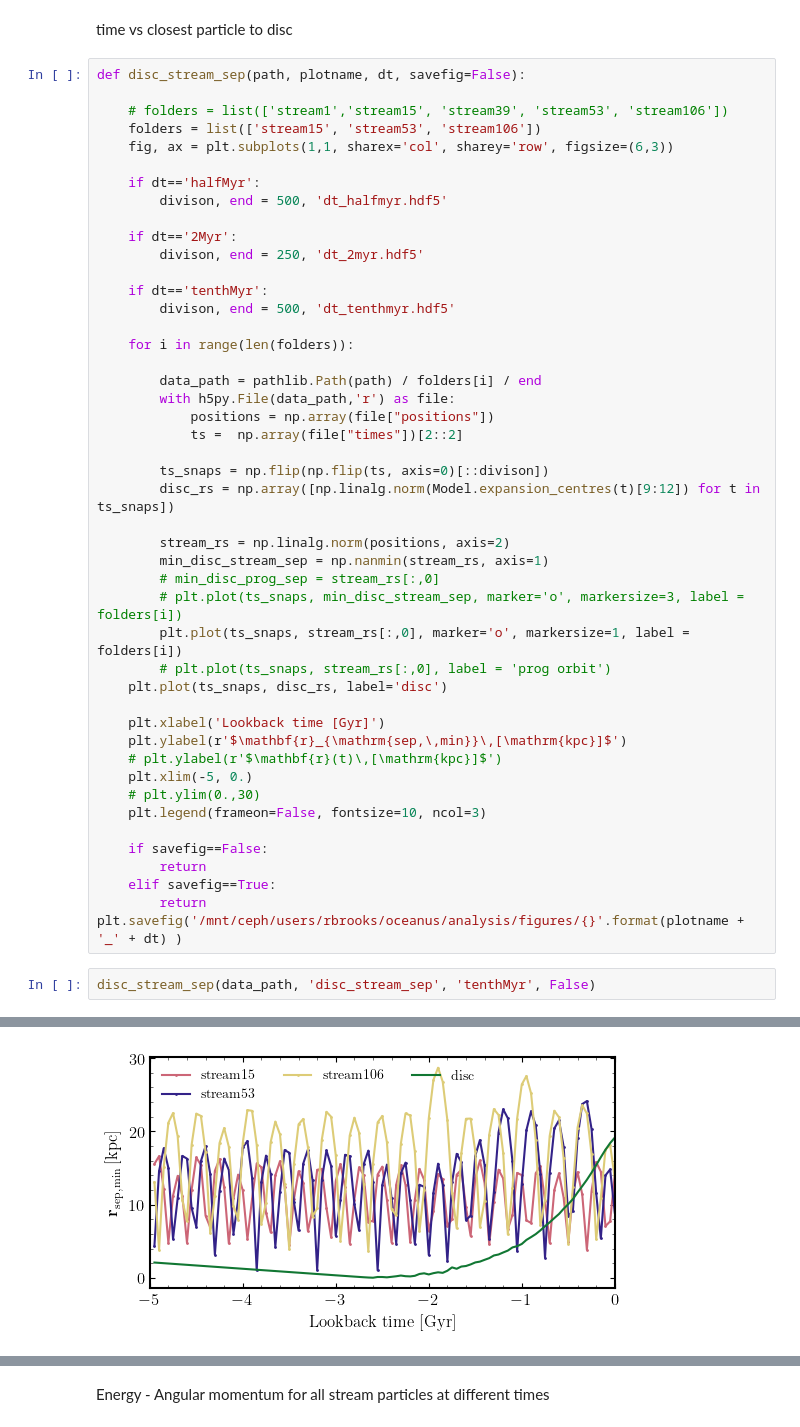
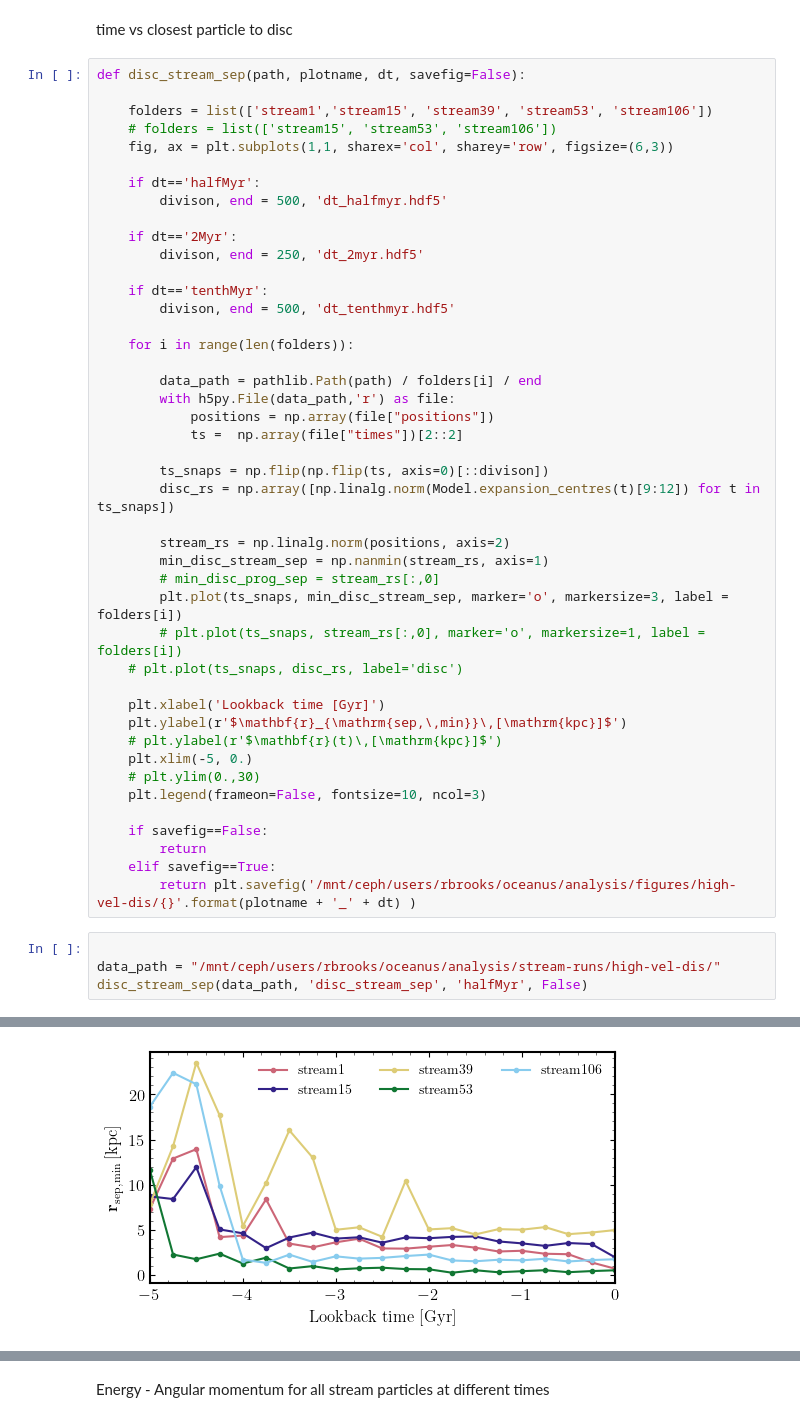
Before and after one commit to dc-broo3/oceanus, a Jupyter notebook: analysis/disc-numerics.ipynb, the cells around one changed output, grey strips where cells are left out. Drawn from its saved outputs; the diff is of its cells as text.

```diff
--- a/analysis/disc-numerics.ipynb
+++ b/analysis/disc-numerics.ipynb
@@ -167,8 +194,8 @@ time vs closest particle to disc
 # %%
 def disc_stream_sep(path, plotname, dt, savefig=False):
 
-    # folders = list(['stream1','stream15', 'stream39', 'stream53', 'stream106'])
-    folders = list(['stream15', 'stream53', 'stream106'])
+    folders = list(['stream1','stream15', 'stream39', 'stream53', 'stream106'])
+    # folders = list(['stream15', 'stream53', 'stream106'])
     fig, ax = plt.subplots(1,1, sharex='col', sharey='row', figsize=(6,3))
 
     if dt=='halfMyr':
@@ -193,10 +220,9 @@ def disc_stream_sep(path, plotname, dt, savefig=False):
         stream_rs = np.linalg.norm(positions, axis=2)
         min_disc_stream_sep = np.nanmin(stream_rs, axis=1)
         # min_disc_prog_sep = stream_rs[:,0]
-        # plt.plot(ts_snaps, min_disc_stream_sep, marker='o', markersize=3, label = folders[i])
-        plt.plot(ts_snaps, stream_rs[:,0], marker='o', markersize=1, label = folders[i])
-        # plt.plot(ts_snaps, stream_rs[:,0], label = 'prog orbit')
-    plt.plot(ts_snaps, disc_rs, label='disc')
+        plt.plot(ts_snaps, min_disc_stream_sep, marker='o', markersize=3, label = folders[i])
+        # plt.plot(ts_snaps, stream_rs[:,0], marker='o', markersize=1, label = folders[i])
+    # plt.plot(ts_snaps, disc_rs, label='disc')
 
     plt.xlabel('Lookback time [Gyr]')
     plt.ylabel(r'$\mathbf{r}_{\mathrm{sep,\,min}}\,[\mathrm{kpc}]$')
@@ -208,9 +234,11 @@ def disc_stream_sep(path, plotname, dt, savefig=False):
     if savefig==False:
         return
     elif savefig==True:
-        return plt.savefig('/mnt/ceph/users/rbrooks/oceanus/analysis/figures/{}'.format(plotname + '_' + dt) )
+        return plt.savefig('/mnt/ceph/users/rbrooks/oceanus/analysis/figures/high-vel-dis/{}'.format(plotname + '_' + dt) )
 # %%
-disc_stream_sep(data_path, 'disc_stream_sep', 'tenthMyr', False)
+
+data_path = "/mnt/ceph/users/rbrooks/oceanus/analysis/stream-runs/high-vel-dis/"
+disc_stream_sep(data_path, 'disc_stream_sep', 'halfMyr', False)
 # %% [output]
 Cannot select a time after the present day! Setting to present day...
 Cannot select a time after the present day! Setting to present day...
@@ -218 +248 @@ Cannot select a time after the present day! Setting to present day...
-[figure, old version]
+[figure, new version]
```
Also changed, not shown: parts of 18 cells of this notebook, 1 other file.
